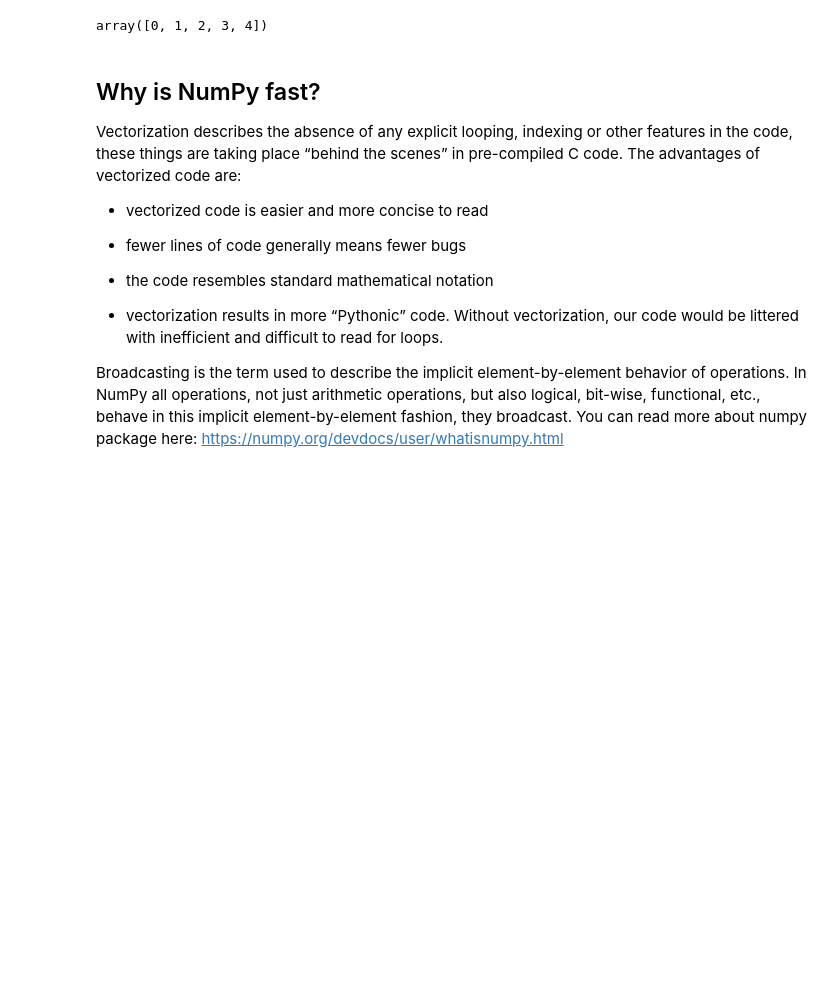
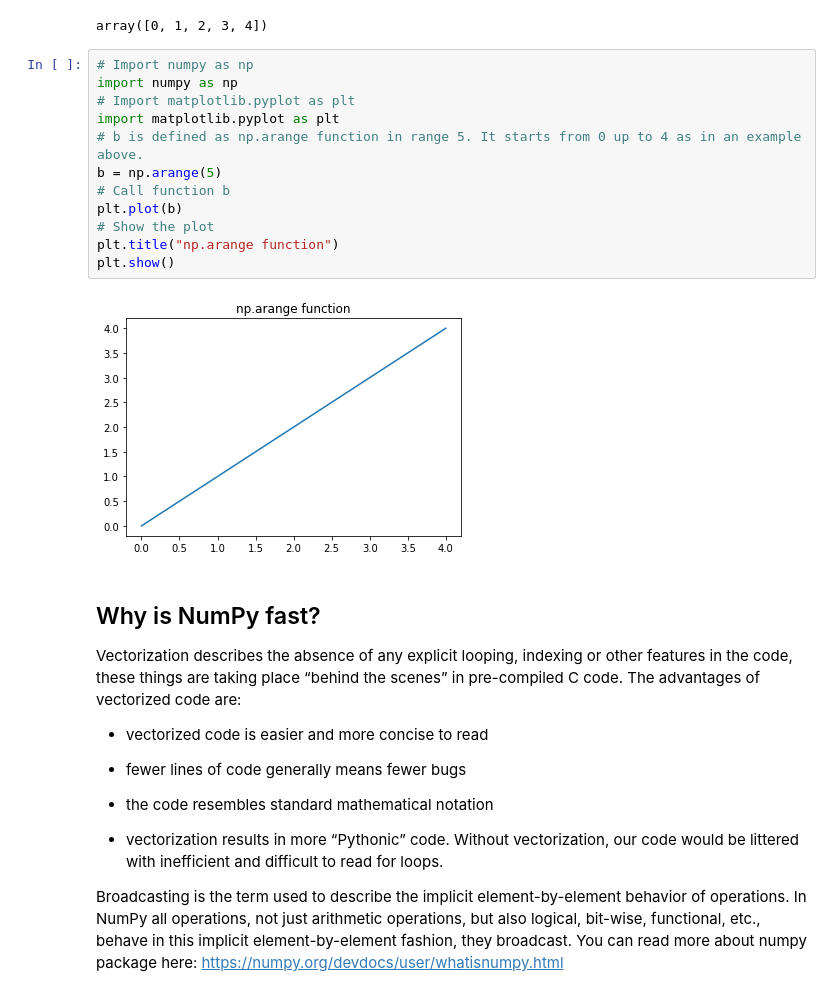
Before and after one commit to doriszd/numpy-random_new, a Jupyter notebook: Programming for Data Analysis - Assignment 2019.ipynb, the cells around one changed output. Saved outputs shown, nothing was run; the diff lists cells and outputs as text; blank space fills up the shorter version.

```diff
--- a/Programming for Data Analysis - Assignment 2019.ipynb
+++ b/Programming for Data Analysis - Assignment 2019.ipynb
@@ -88,6 +102,20 @@ Np.arrange is also one of the most important numpy functions. It returns evenly
 np.arange(5)
 # %% [output]
 array([0, 1, 2, 3, 4])
+# %%
+# Import numpy as np
+import numpy as np
+# Import matplotlib.pyplot as plt
+import matplotlib.pyplot as plt
+# b is defined as np.arange function in range 5. It starts from 0 up to 4 as in an example above.
+b = np.arange(5)
+# Call function b
+plt.plot(b)
+# Show the plot
+plt.title("np.arange function")
+plt.show()
+# %% [output]
+[figure, added]
 # %% [markdown]
 ## Why is NumPy fast?
 
```
Also changed, not shown: parts of 1 cell of this notebook.
